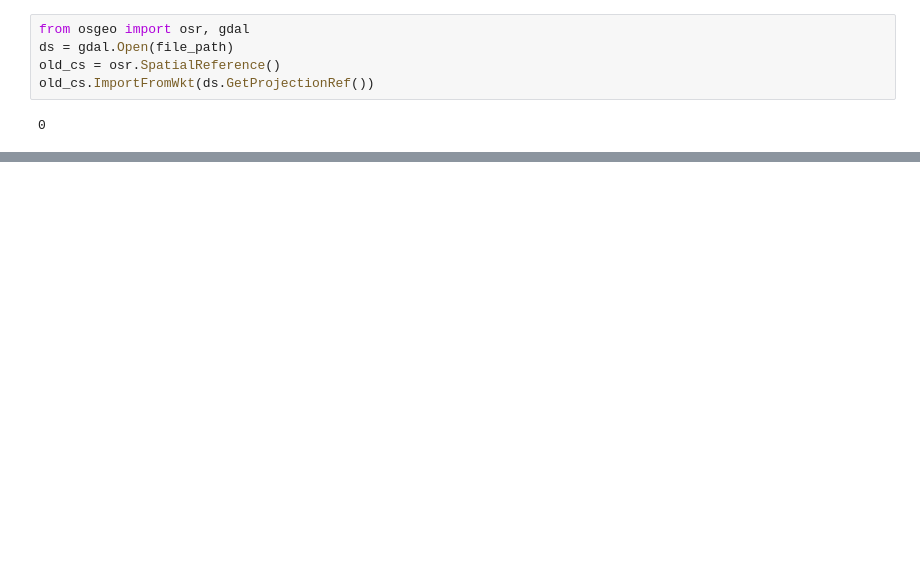
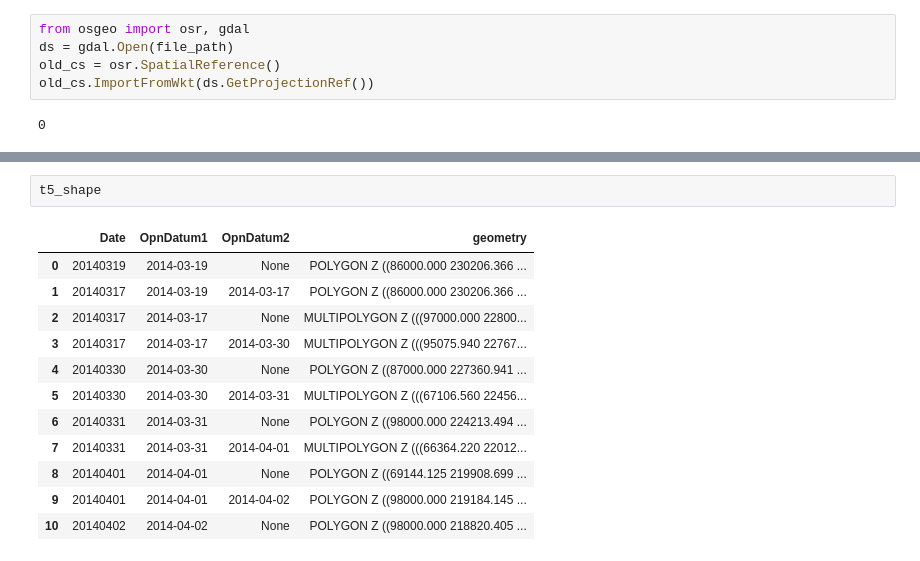
Before and after one commit to alebegge/3Dplotting_houses, a Jupyter notebook: Test_read_1_file.ipynb, the cells around one changed output, grey strips where cells are left out. Drawn from its saved outputs; the diff is of its cells as text; blank space fills up the shorter version.

```diff
--- a/Test_read_1_file.ipynb
+++ b/Test_read_1_file.ipynb
@@ -124,0 +188,15 @@ gdal.Info(file_path, deserialize=False)
+# %%
+t5_shape
+# %% [output]
+|  | Date | OpnDatum1 | OpnDatum2 | geometry |
+| 0 | 20140319 | 2014-03-19 | None | POLYGON Z ((86000.000 230206.366 ... |
+| 1 | 20140317 | 2014-03-19 | 2014-03-17 | POLYGON Z ((86000.000 230206.366 ... |
+| 2 | 20140317 | 2014-03-17 | None | MULTIPOLYGON Z (((97000.000 22800... |
+| 3 | 20140317 | 2014-03-17 | 2014-03-30 | MULTIPOLYGON Z (((95075.940 22767... |
+| 4 | 20140330 | 2014-03-30 | None | POLYGON Z ((87000.000 227360.941 ... |
+| 5 | 20140330 | 2014-03-30 | 2014-03-31 | MULTIPOLYGON Z (((67106.560 22456... |
+| 6 | 20140331 | 2014-03-31 | None | POLYGON Z ((98000.000 224213.494 ... |
+| 7 | 20140331 | 2014-03-31 | 2014-04-01 | MULTIPOLYGON Z (((66364.220 22012... |
+| 8 | 20140401 | 2014-04-01 | None | POLYGON Z ((69144.125 219908.699 ... |
+| 9 | 20140401 | 2014-04-01 | 2014-04-02 | POLYGON Z ((98000.000 219184.145 ... |
+| 10 | 20140402 | 2014-04-02 | None | POLYGON Z ((98000.000 218820.405 ... |
```
Also changed, not shown: parts of 36 cells of this notebook, 5 other files.
